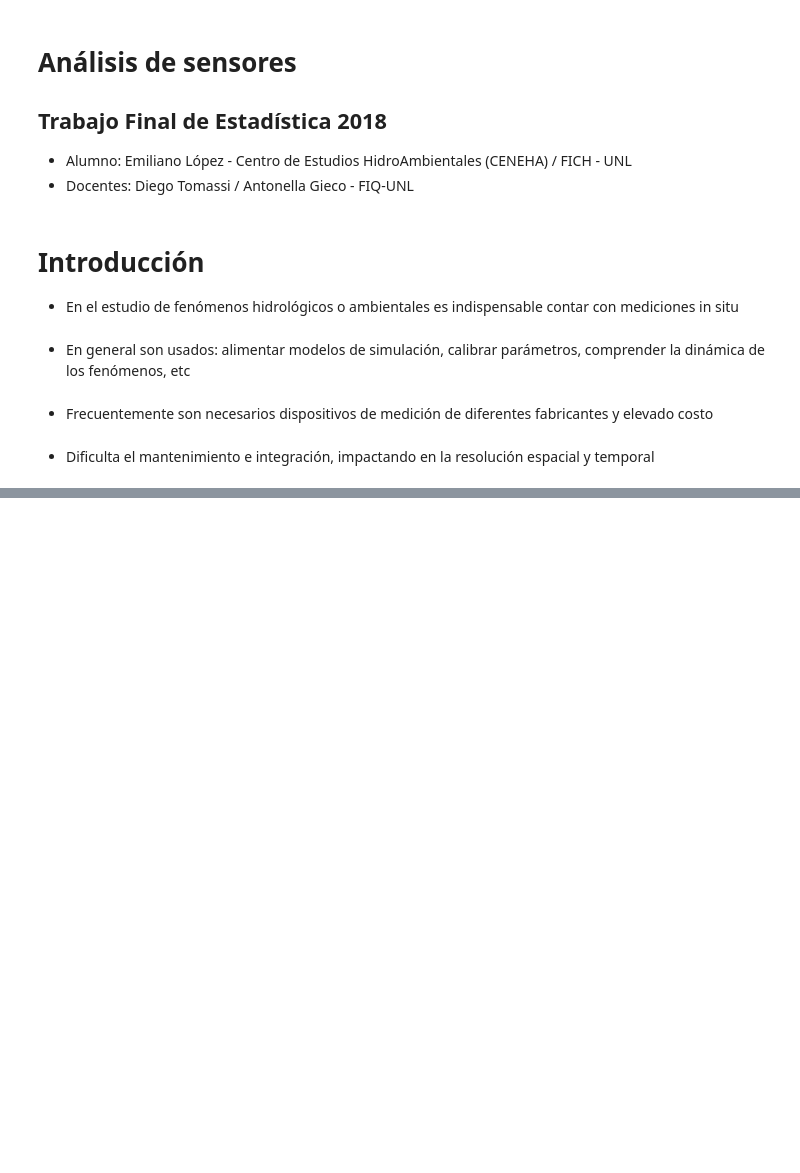
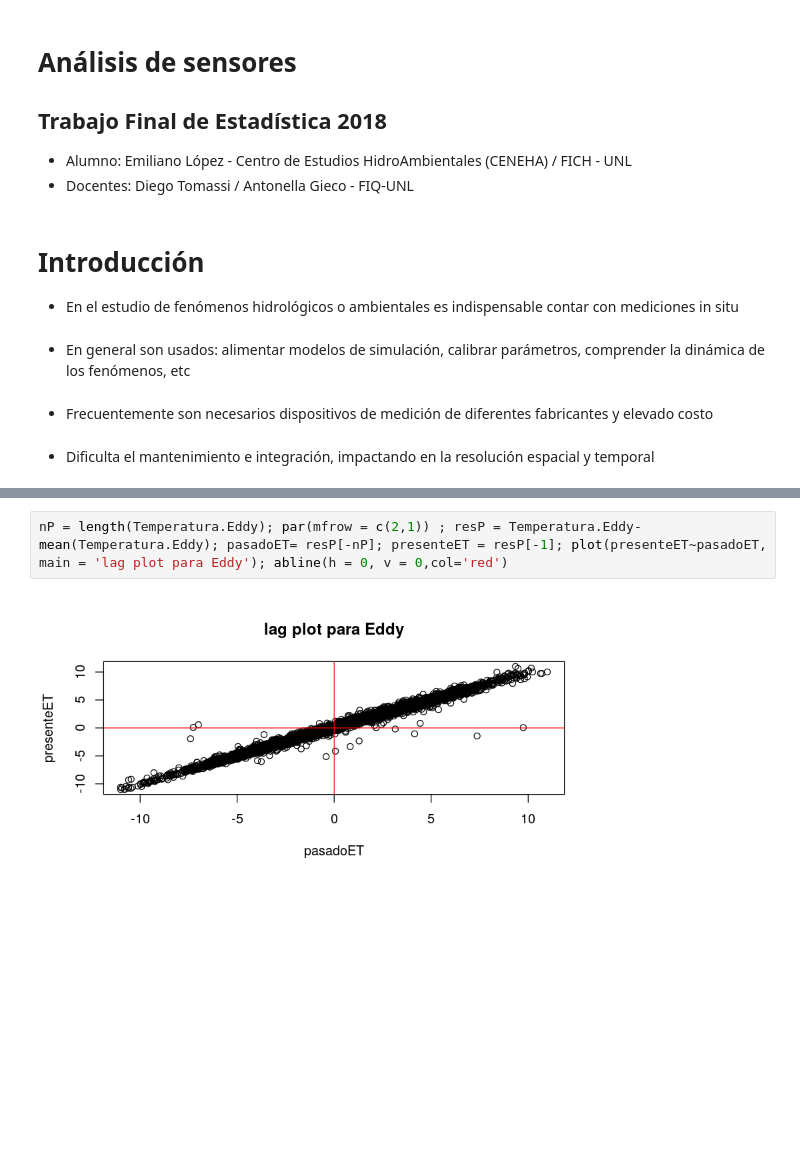
Before and after one commit to emilopez/intro-R, a Jupyter notebook: tp-final/tf-slides.ipynb, the cells around one changed output, grey strips where cells are left out. Saved outputs shown, nothing was run; the diff lists cells and outputs as text; blank space fills up the shorter version.

```diff
--- a/tp-final/tf-slides.ipynb
+++ b/tp-final/tf-slides.ipynb
@@ -33,0 +175,4 @@
+# %%
+nP = length(Temperatura.Eddy); par(mfrow = c(2,1)) ; resP = Temperatura.Eddy-mean(Temperatura.Eddy); pasadoET= resP[-nP]; presenteET = resP[-1]; plot(presenteET~pasadoET, main = 'lag plot para Eddy'); abline(h = 0, v = 0,col='red')
+# %% [output]
+[figure, added]
```
Also changed, not shown: parts of 51 cells of this notebook, 1 other file.
